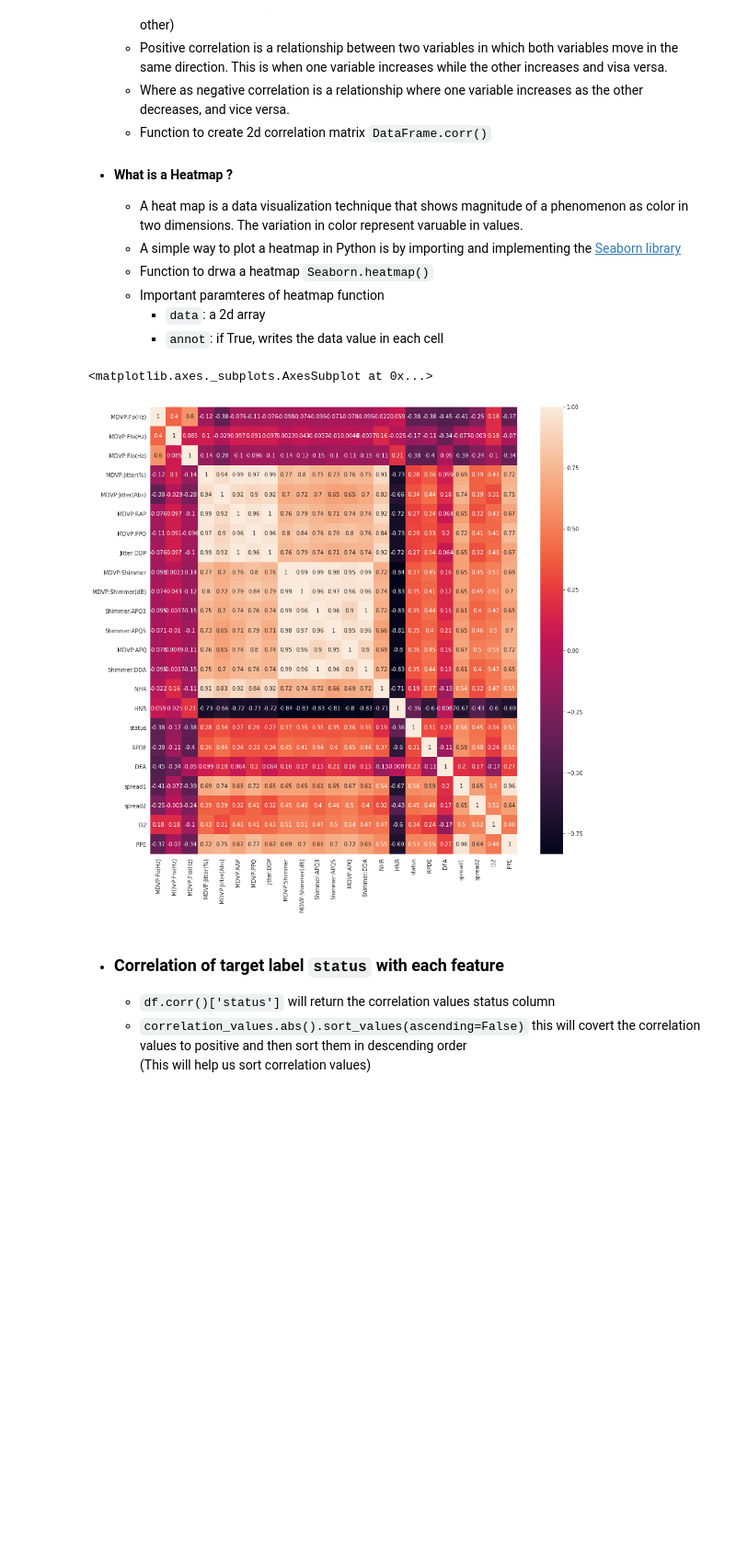
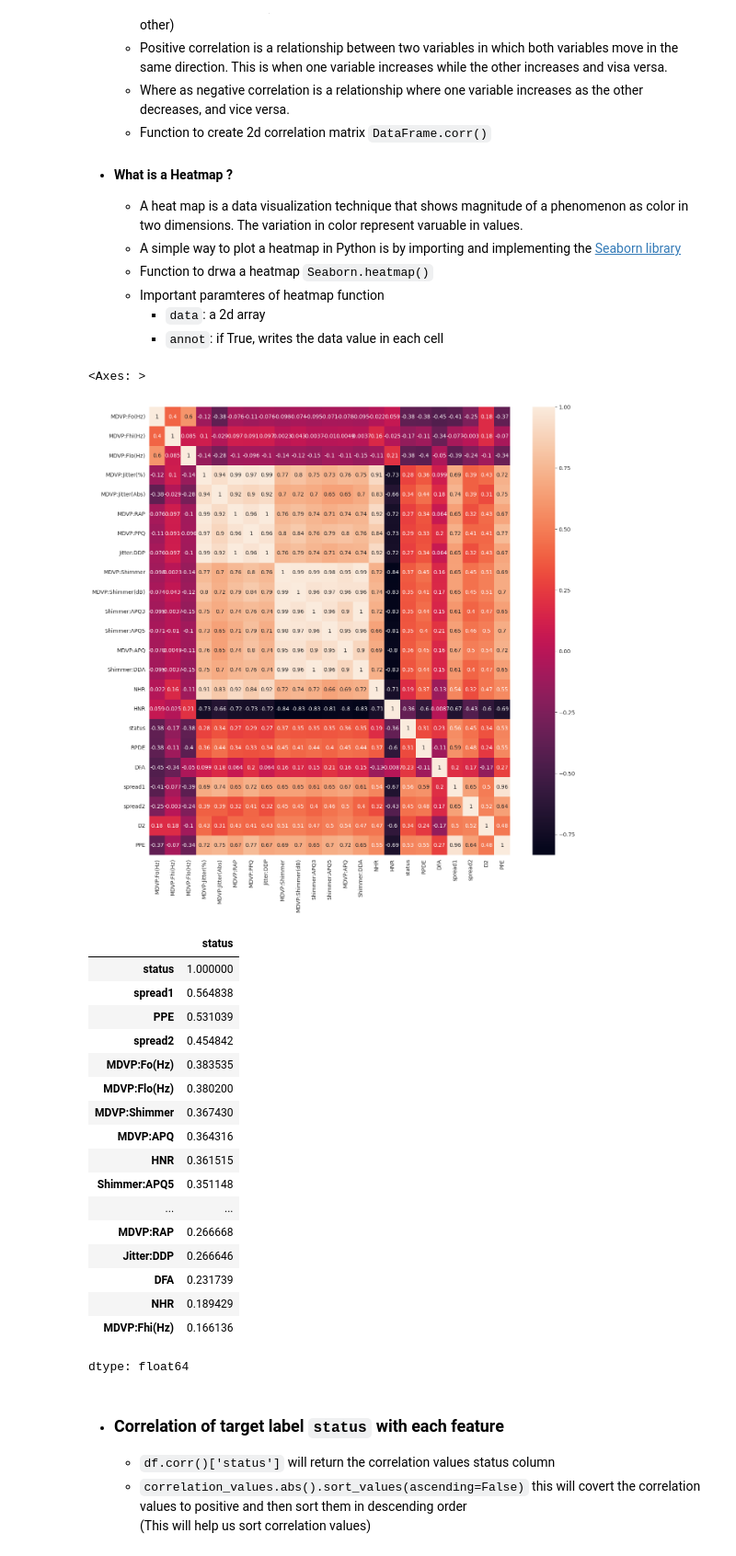
Before and after one commit to victorsxw/detect-parkinson-xgb, a Jupyter notebook: parkinson_xgboost.ipynb, the cells around one changed output. Shown at 92% size. Drawn from its saved outputs; the diff is of its cells as text; code cells hidden in the pictures; blank space fills up the shorter version.

```diff
--- a/parkinson_xgboost.ipynb
+++ b/parkinson_xgboost.ipynb
@@ -23,4 +32,4 @@ import pandas as pd
 - ### Read data
 We will be using pandas.read_csv function to read data file saved in form of csv(comma seperated values) format
 # %%
-df = pd.read_csv('detect-parkinson-xgb/parkinsons.data')
+df = pd.read_csv('detect-parkinson-xgb/parkinsons.csv')
@@ -128,14 +136,42 @@ dtype: int64
         - `data`: a 2d array
         - `annot`: if True, writes the data value in each cell
 # %%
-corr_map=df.corr()
+# Select only numerical columns
+numerical_df = df.select_dtypes(include=['number'])
+
+# Calculate the correlation matrix using the numerical columns
+corr_map = numerical_df.corr()
+
 sns.set_style('darkgrid')
 # sns.set_style help to set color of the axes, whether a grid is enabled by default, and other aesthetic elements.
 plt.figure(figsize=(15,15))
 sns.heatmap(data=corr_map, annot=True)
 # %% [output]
-<matplotlib.axes._subplots.AxesSubplot at 0x...>
+<Axes: >
 [figure]
+# %%
+numerical_df = df.select_dtypes(include=['number'])
+correlation_values = numerical_df.corr()['status']
+correlation_values.abs().sort_values(ascending=False)
+# %% [output]
+|  | status |
+| status | 1.000000 |
+| spread1 | 0.564838 |
+| PPE | 0.531039 |
+| spread2 | 0.454842 |
+| MDVP:Fo(Hz) | 0.383535 |
+| MDVP:Flo(Hz) | 0.380200 |
+| MDVP:Shimmer | 0.367430 |
+| MDVP:APQ | 0.364316 |
+| HNR | 0.361515 |
+| Shimmer:APQ5 | 0.351148 |
+| ... | ... |
+| MDVP:RAP | 0.266668 |
+| Jitter:DDP | 0.266646 |
+| DFA | 0.231739 |
+| NHR | 0.189429 |
+| MDVP:Fhi(Hz) | 0.166136 |
+dtype: float64
 # %% [markdown]
 - ### Correlation of target label `status` with each feature
     - `df.corr()['status']` will return the correlation values status column
```
Also changed, not shown: parts of 6 cells of this notebook.
